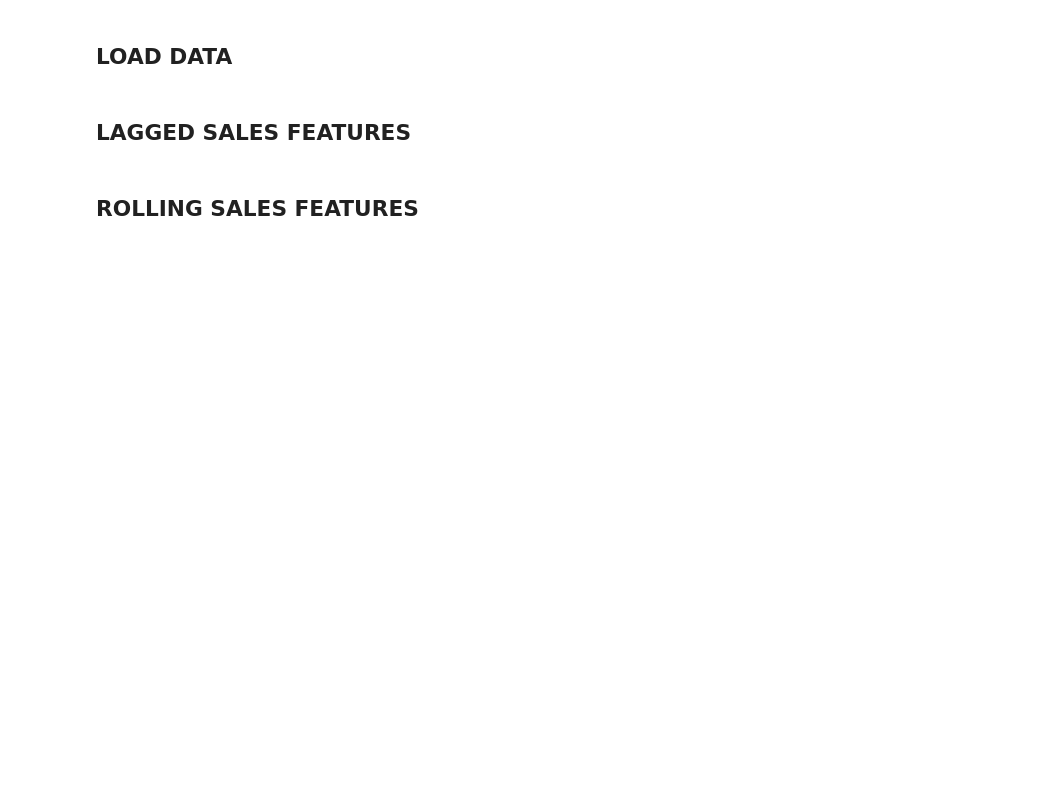
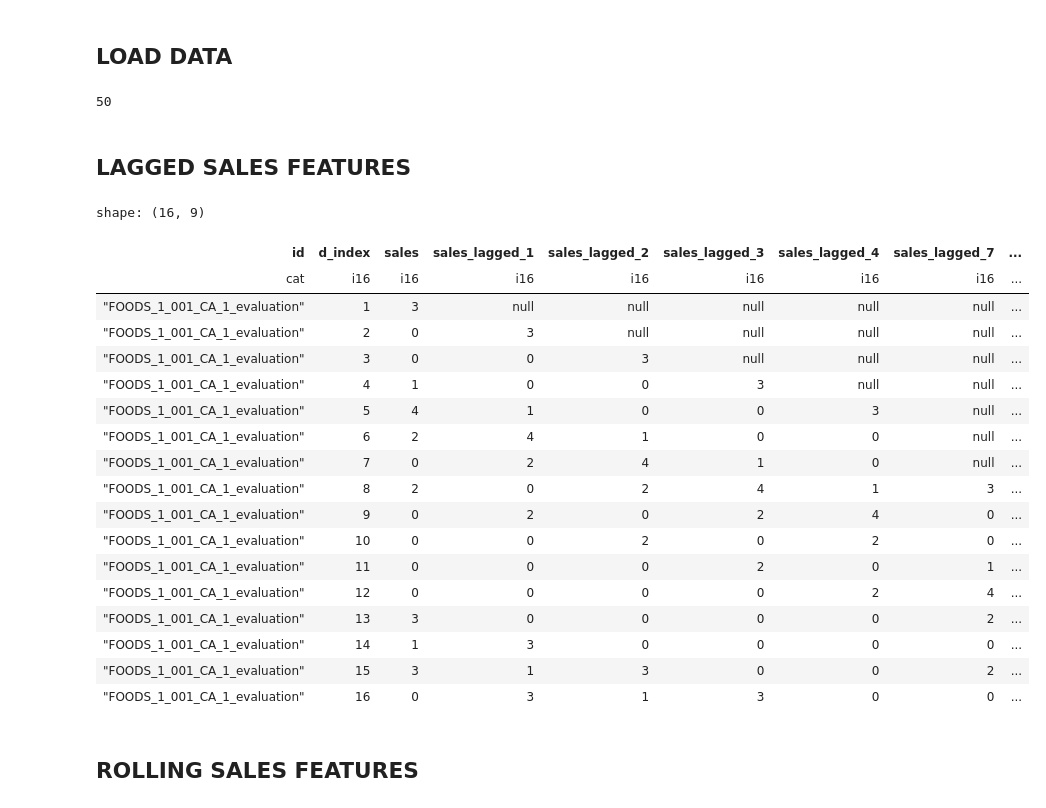
Before and after one commit to lmalms/sequence-learners, a Jupyter notebook: m5-acc/1.1_feature_engineering_kaggle.ipynb, the cells around one changed output. Cells and saved outputs as stored; diff of their text form; code cells hidden in the pictures; blank space fills up the shorter version.

Commit message:
Sort by id and d_index when viewing results of lagged and rolling feature computation

```diff
--- a/m5-acc/1.1_feature_engineering_kaggle.ipynb
+++ b/m5-acc/1.1_feature_engineering_kaggle.ipynb
@@ -14,11 +16,14 @@ pl.Config.set_tbl_cols(-1)  # -1 means display all columns
 INPUT_BASE_PATH = Path("/kaggle/input/competitions/m5-forecasting-accuracy")
 OUTPUT_BASE_PATH = Path("/kaggle/working")
 
+# Data constants
+ID_COLS = ["id", "item_id", "dept_id", "cat_id", "store_id", "state_id"]
+N_EVENTS = 2
+MAX_TRAIN_TIMESTAMP = 1941
+
 # Feature engineering constants
-ID_COLS = ["id", "item_id", "dept_id", "cat_id", "store_id", "state_id"]
 SALES_LAGS = [1, 2, 3, 4, 7, 14]
 ROLLING_SALES_WINDOWS = [2, 3, 4, 7, 14]
-N_EVENTS = 2
 # %% [markdown]
 ## LOAD DATA
 # %%
@@ -46,10 +51,12 @@ raw_sell_price_df = pl.read_csv(
 
 # Sales data
 sales_schema_overrides = {
-    "sales": pl.Int16,
+    f"d_{t}": pl.Int16
+    for t in range(1, MAX_TRAIN_TIMESTAMP + 1)
 }
 raw_sales_df = pl.read_csv(
     INPUT_BASE_PATH / "sales_train_evaluation.csv",
+    schema_overrides=sales_schema_overrides,
 )
 # %%
 # Merge all raw dataframes into feature df.
@@ -89,6 +96,8 @@ feature_df = (
 # Raw inputs are no longer needed, free them from memory
 del raw_sales_df, raw_sell_price_df
 gc.collect()
+# %% [output]
+50
 # %%
 # Remove rows where price is null
 feature_df = feature_df.filter(pl.col("sell_price").is_not_null())
@@ -124,17 +133,43 @@ assert id_series_lengths["min_max_diff"].eq(id_series_lengths["series_length"] -
 # %%
 # Add columns directly on main features_df, to avoid expensive joins later on
 
 feature_df = feature_df.with_columns(
     [
         pl.col("sales")
         .shift(lag)
         .over("id", order_by="d_index")
         .alias(f"sales_lagged_{lag}")
         for lag in SALES_LAGS
     ]
 )
 
-feature_df.select(["id", "d_index", "sales", *[f"sales_lagged_{lag}" for lag in SALES_LAGS]]).head()
+
+(
+    feature_df
+    .select(["id", "d_index", "sales", *[f"sales_lagged_{lag}" for lag in SALES_LAGS]])
+    .sort(by=["id", "d_index"])
+    .head(max(SALES_LAGS) + 2)
+)
+# %% [output]
+shape: (16, 9)
+| id | d_index | sales | sales_lagged_1 | sales_lagged_2 | sales_lagged_3 | sales_lagged_4 | sales_lagged_7 | ... |
+| cat | i16 | i16 | i16 | i16 | i16 | i16 | i16 | ... |
+| "FOODS_1_001_CA_1_evaluation" | 1 | 3 | null | null | null | null | null | ... |
+| "FOODS_1_001_CA_1_evaluation" | 2 | 0 | 3 | null | null | null | null | ... |
+| "FOODS_1_001_CA_1_evaluation" | 3 | 0 | 0 | 3 | null | null | null | ... |
+| "FOODS_1_001_CA_1_evaluation" | 4 | 1 | 0 | 0 | 3 | null | null | ... |
+| "FOODS_1_001_CA_1_evaluation" | 5 | 4 | 1 | 0 | 0 | 3 | null | ... |
+| "FOODS_1_001_CA_1_evaluation" | 6 | 2 | 4 | 1 | 0 | 0 | null | ... |
+| "FOODS_1_001_CA_1_evaluation" | 7 | 0 | 2 | 4 | 1 | 0 | null | ... |
+| "FOODS_1_001_CA_1_evaluation" | 8 | 2 | 0 | 2 | 4 | 1 | 3 | ... |
+| "FOODS_1_001_CA_1_evaluation" | 9 | 0 | 2 | 0 | 2 | 4 | 0 | ... |
+| "FOODS_1_001_CA_1_evaluation" | 10 | 0 | 0 | 2 | 0 | 2 | 0 | ... |
+| "FOODS_1_001_CA_1_evaluation" | 11 | 0 | 0 | 0 | 2 | 0 | 1 | ... |
+| "FOODS_1_001_CA_1_evaluation" | 12 | 0 | 0 | 0 | 0 | 2 | 4 | ... |
+| "FOODS_1_001_CA_1_evaluation" | 13 | 3 | 0 | 0 | 0 | 0 | 2 | ... |
+| "FOODS_1_001_CA_1_evaluation" | 14 | 1 | 3 | 0 | 0 | 0 | 0 | ... |
+| "FOODS_1_001_CA_1_evaluation" | 15 | 3 | 1 | 3 | 0 | 0 | 2 | ... |
+| "FOODS_1_001_CA_1_evaluation" | 16 | 0 | 3 | 1 | 3 | 0 | 0 | ... |
 # %% [markdown]
 ## ROLLING SALES FEATURES
 # %%
```
Also changed, not shown: parts of 4 cells of this notebook.
